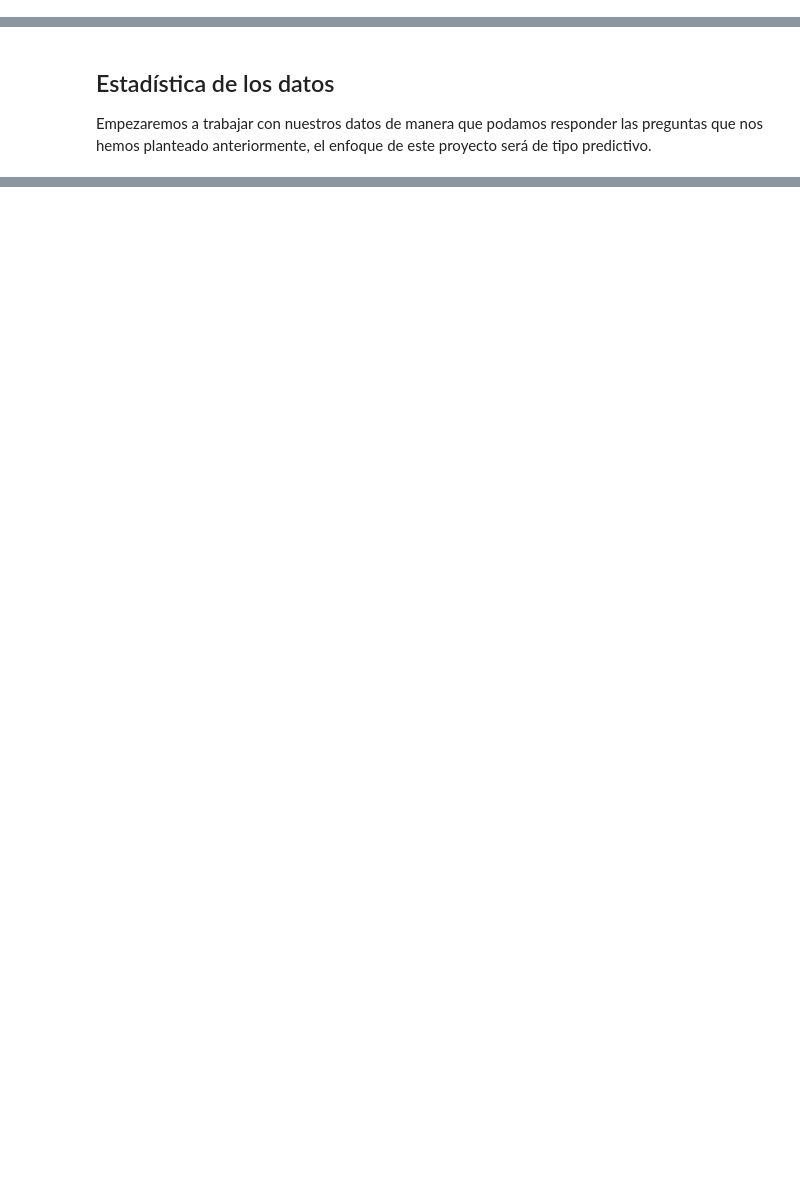
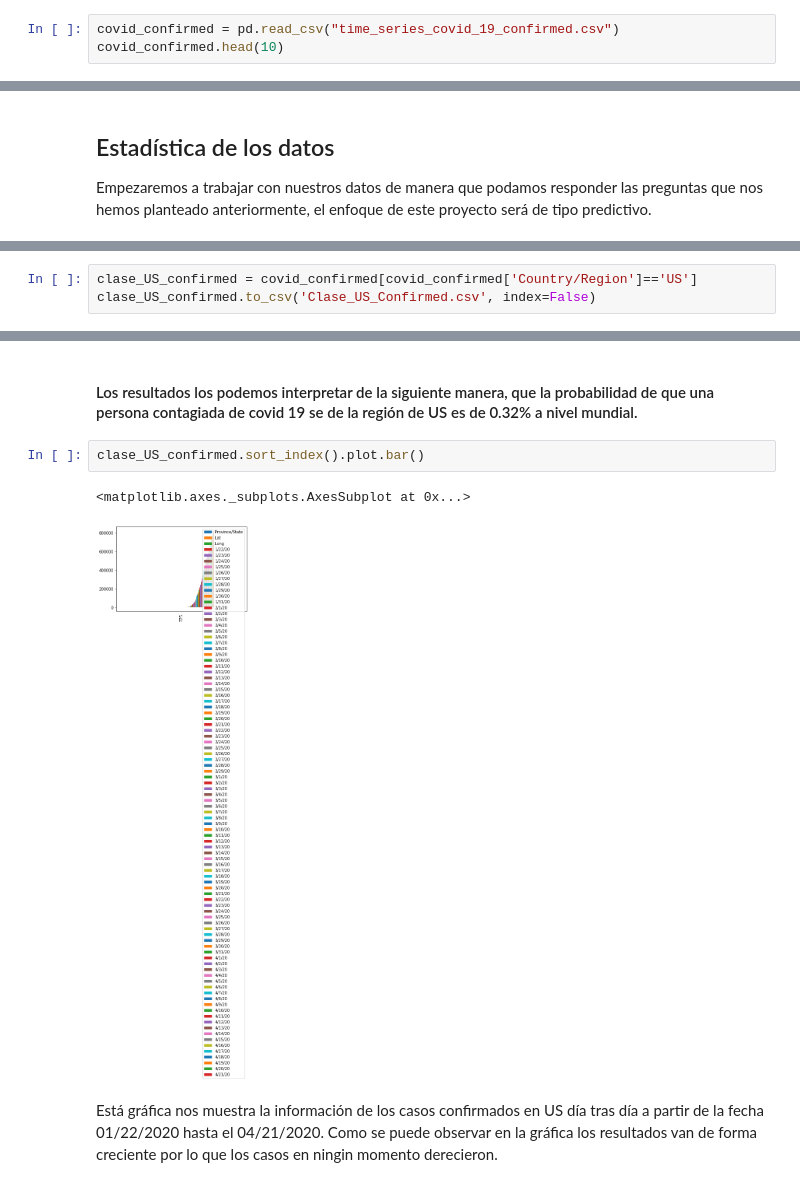
Before and after one commit to Josias2199/mineria, a Jupyter notebook: Proyecto/avance2_Proyecto.ipynb, the cells around one changed output, grey strips where cells are left out. Saved outputs shown, nothing was run; the diff lists cells and outputs as text; blank space fills up the shorter version.

Commit message:
Se actuliza la información del avance 2 del proyecto

```diff
--- a/Proyecto/avance2_Proyecto.ipynb
+++ b/Proyecto/avance2_Proyecto.ipynb
@@ -111,0 +98,3 @@ covid.rename(columns = {'ObservationDate':'Dia Observado', 'Province/State':'Ciu
+# %%
+covid_confirmed = pd.read_csv("time_series_covid_19_confirmed.csv")
+covid_confirmed.head(10)
@@ -120,0 +199,3 @@ covid['Province/State'].value_counts().sort_index().plot.bar()
+# %%
+clase_US_confirmed = covid_confirmed[covid_confirmed['Country/Region']=='US']
+clase_US_confirmed.to_csv('Clase_US_Confirmed.csv', index=False)
@@ -120,0 +238,9 @@ covid['Province/State'].value_counts().sort_index().plot.bar()
+# %% [markdown]
+#### Los resultados los podemos interpretar de la siguiente manera, que la probabilidad de que una persona contagiada de covid 19 se de la región de US es de 0.32% a nivel mundial.
+# %%
+clase_US_confirmed.sort_index().plot.bar()
+# %% [output]
+<matplotlib.axes._subplots.AxesSubplot at 0x...>
+[figure, added]
+# %% [markdown]
+Está gráfica nos muestra la información de los casos confirmados en US día tras día a partir de la fecha 01/22/2020 hasta el 04/21/2020. Como se puede observar en la gráfica los resultados van de forma creciente por lo que los casos en ningin momento derecieron.
```
Also changed, not shown: parts of 32 cells of this notebook, 7 other files.
